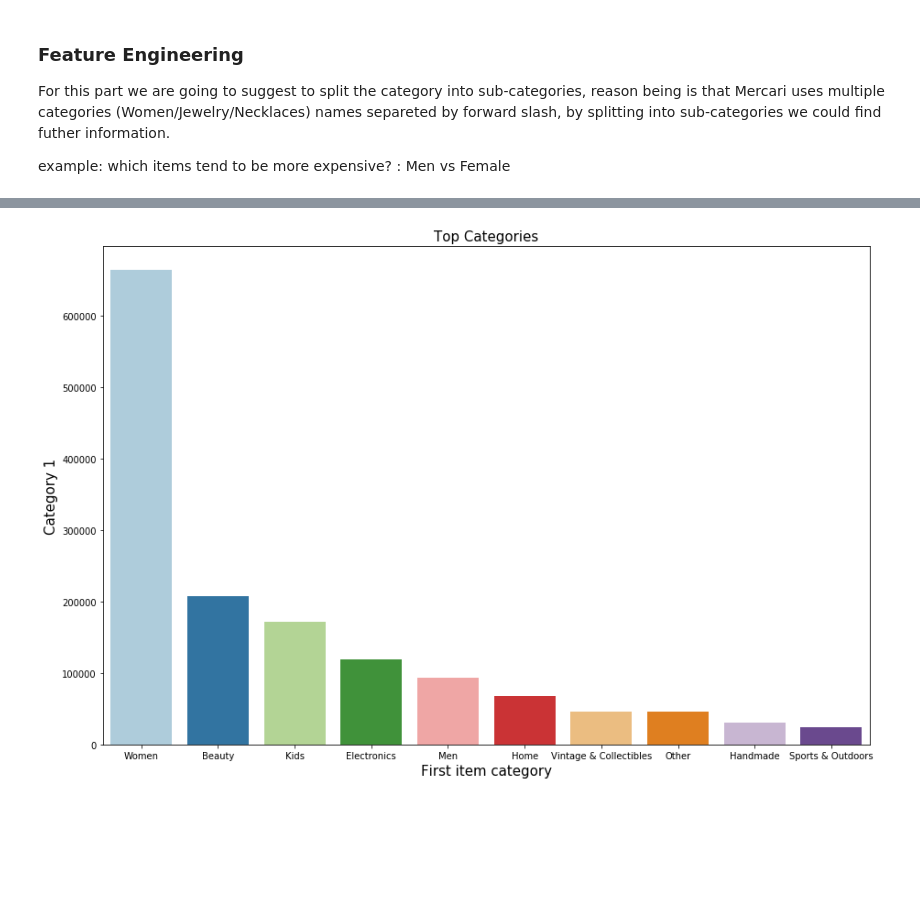
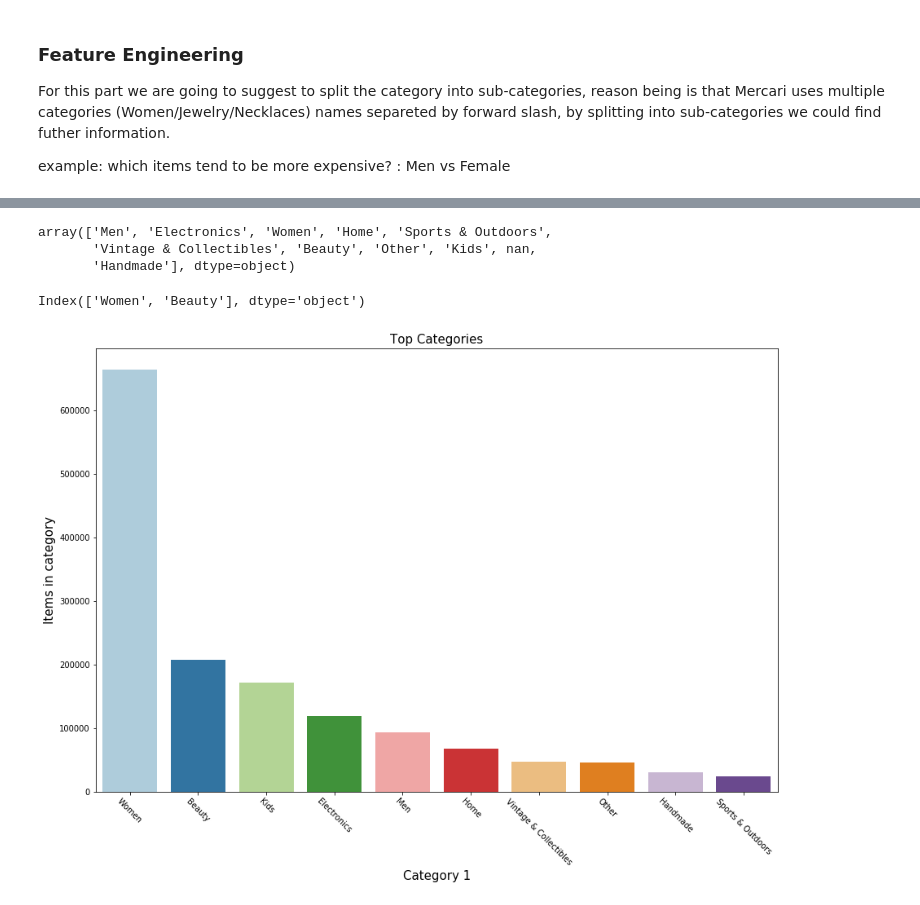
Before and after one commit to asthanameghna/kaggleProject, a Jupyter notebook: Kaggle_Competition.ipynb, the cells around one changed output, grey strips where cells are left out. Drawn from its saved outputs; the diff is of its cells as text; code cells hidden in the pictures; blank space fills up the shorter version.

```diff
--- a/Kaggle_Competition.ipynb
+++ b/Kaggle_Competition.ipynb
@@ -356,19 +356,29 @@ data_set.head()
 | 2 | 2 | AVA-VIV Blouse | 1 | Women/Tops & Blouses/Blouse | Target | 10.0 | 1 | Adorable top with a hint of lace ... | ... |
 | 3 | 3 | Leather Horse Statues | 1 | Home/Home Décor/Home Décor Accents | NaN | 35.0 | 1 | New with tags. Leather horses. Re... | ... |
 | 4 | 4 | 24K GOLD plated rose | 1 | Women/Jewelry/Necklaces | NaN | 44.0 | 0 | Complete with certificate of auth... | ... |
+# %%
+data_set['category_1'].unique()
+# %% [output]
+array(['Men', 'Electronics', 'Women', 'Home', 'Sports & Outdoors',
+       'Vintage & Collectibles', 'Beauty', 'Other', 'Kids', nan,
+       'Handmade'], dtype=object)
+# %%
+data_set['category_1'].value_counts().index[:2]
+# %% [output]
+Index(['Women', 'Beauty'], dtype='object')
 # %%
-# print
-
+# There is a total of 10 category 1
 plt.figure(figsize=(15, 10))
 x = data_set['category_1']
 y = data_set['category_1'].value_counts().index
 
 sns.countplot(x, order=y, palette='Paired')
 
 plt.title('Top Categories', fontsize=15)
-plt.xlabel('First item category', fontsize=15)
-plt.ylabel('Category 1', fontsize=15)
+plt.xlabel('Category 1', fontsize=15)
+plt.ylabel('Items in category', fontsize=15)
+plt.xticks(rotation=-45)
 
 plt.show()
 # %% [output]
-[figure, old version]
+[figure, new version]
```
Also changed, not shown: parts of 2 cells of this notebook.
